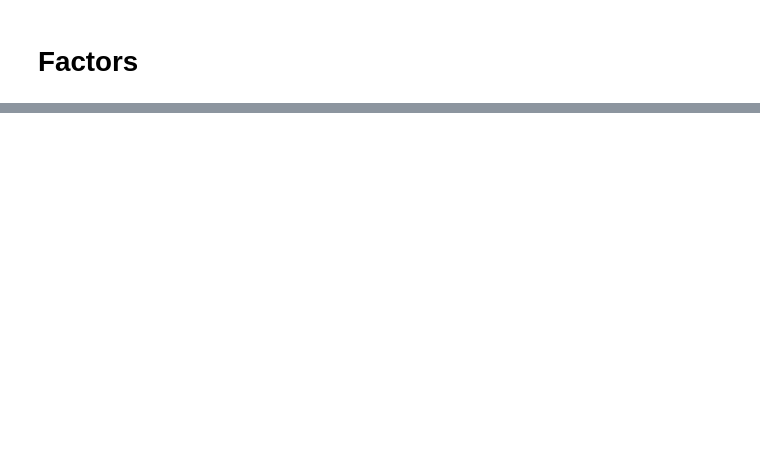
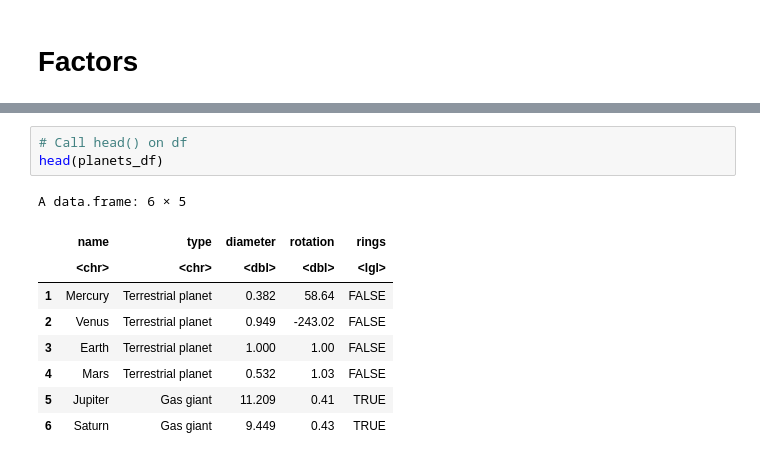
Before and after one commit to Yuleii/programming-notebook, a Jupyter notebook: Introduction to R.ipynb, the cells around one changed output, grey strips where cells are left out. Drawn from its saved outputs; the diff is of its cells as text; blank space fills up the shorter version.

```diff
--- a/Introduction to R.ipynb
+++ b/Introduction to R.ipynb
@@ -378,0 +502,13 @@ mean(us_visitors)
+# %%
+# Call head() on df
+head(planets_df)
+# %% [output]
+A data.frame: 6 × 5
+|  | name | type | diameter | rotation | rings |
+|  | <chr> | <chr> | <dbl> | <dbl> | <lgl> |
+| 1 | Mercury | Terrestrial planet | 0.382 | 58.64 | FALSE |
+| 2 | Venus | Terrestrial planet | 0.949 | -243.02 | FALSE |
+| 3 | Earth | Terrestrial planet | 1.000 | 1.00 | FALSE |
+| 4 | Mars | Terrestrial planet | 0.532 | 1.03 | FALSE |
+| 5 | Jupiter | Gas giant | 11.209 | 0.41 | TRUE |
+| 6 | Saturn | Gas giant | 9.449 | 0.43 | TRUE |
```
Also changed, not shown: parts of 47 cells of this notebook.
